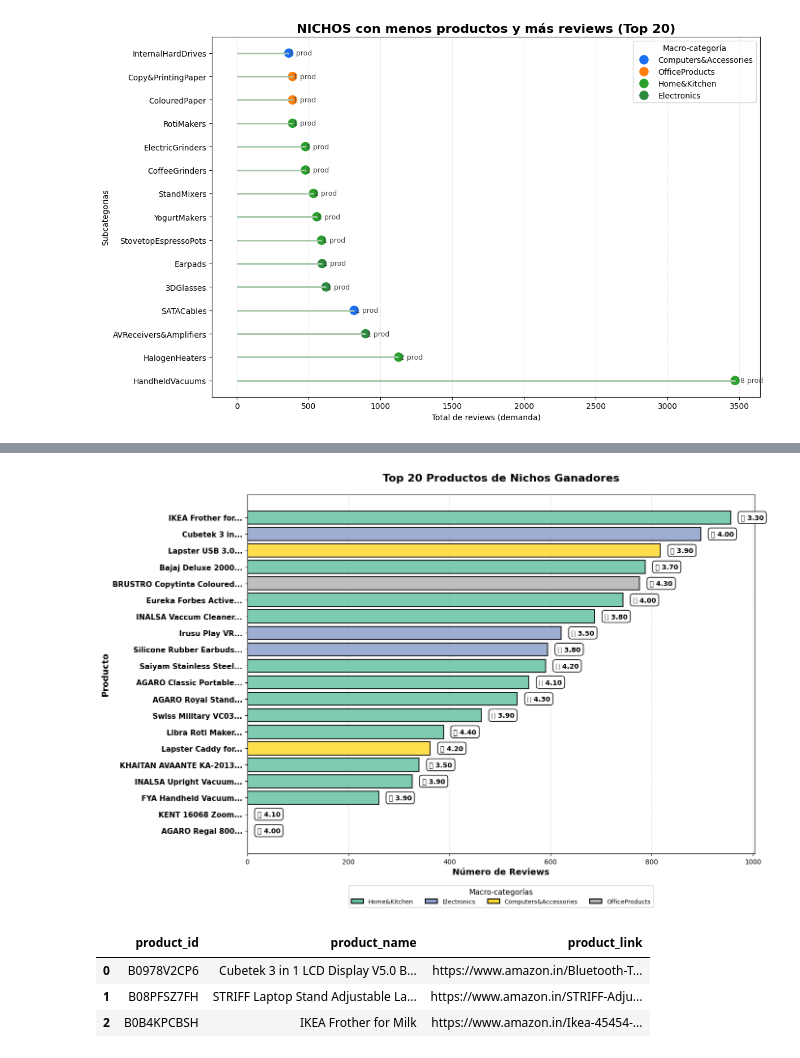
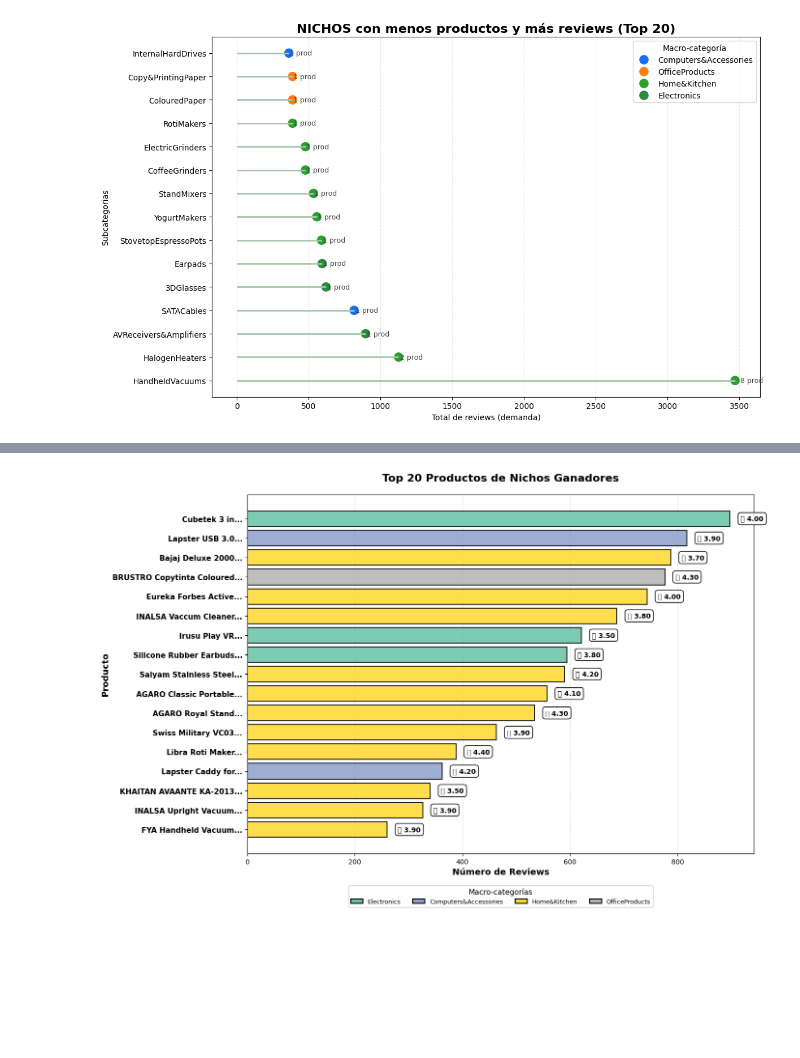
Before and after one commit to fernandomtez2803-dot/EDA-Amazon, a Jupyter notebook: src/Memoria/EDA_Ecommerce_Dropshipping.ipynb, the cells around one changed output, grey strips where cells are left out. Saved outputs shown, nothing was run; the diff lists cells and outputs as text; code cells hidden in the pictures; blank space fills up the shorter version.

```diff
--- a/src/Memoria/EDA_Ecommerce_Dropshipping.ipynb
+++ b/src/Memoria/EDA_Ecommerce_Dropshipping.ipynb
@@ -371,12 +297,8 @@ plt.show()
 # %%
-import numpy as np
-import pandas as pd
-import matplotlib.pyplot as plt
-
-# ---------- 1) Elegimos las categorías ganadoras ----------
+#Grafico que compara producto con numero de reviews y estrellas
 cats_ganadoras = top_nichos["category"].tolist()
 
-# ---------- 2) Nivel producto dentro de esas categorías ----------
+#Nivel producto dentro de esas categorías
 dfp = amazon_exploded[amazon_exploded["category"].isin(cats_ganadoras)].copy()
 dfp["rating"] = pd.to_numeric(dfp["rating"], errors="coerce")
 dfp["rating_count"] = pd.to_numeric(dfp["rating_count"], errors="coerce").fillna(0)
@@ -390,7 +312,7 @@ prod = (dfp.groupby(["product_id","product_name"], as_index=False)
 
 prod = prod.dropna(subset=["rating_medio"])
 
-# ---------- 2.1) Añadir MACRO-CATEGORÍA (primer nivel de la ruta en 'amazon') ----------
+
 rutas = amazon[["product_id","category"]].copy()
 rutas["macro"] = rutas["category"].astype(str).str.split("|").str[0].str.strip()
 macro_by_prod = rutas[["product_id","macro"]].dropna()
@@ -398,34 +320,35 @@ macro_by_prod = rutas[["product_id","macro"]].dropna()
 prod = prod.merge(macro_by_prod, on="product_id", how="left")
 prod["macro"] = prod["macro"].fillna("Unknown")
 
-# Top 20 por reviews
+
 top20_prods = prod.sort_values("total_reviews", ascending=False).head(20).copy()
+top20_prods = top20_prods.iloc[1:-2].copy()
 
-# Etiqueta corta: solo 3 primeras palabras
+
+
 top20_prods["nombre_corto"] = top20_prods["product_name"].apply(
     lambda x: " ".join(str(x).split()[:3]) + "..."
 )
 
-# (Opcional) incluir la macro en la etiqueta de la izquierda para más contexto
+
 SHOW_MACRO_IN_LABELS = False
 if SHOW_MACRO_IN_LABELS:
     top20_prods["nombre_corto"] = top20_prods["nombre_corto"] + " · " + top20_prods["macro"]
 
-# ---------- 3) Crear mapa de colores por MACRO-CATEGORÍA ----------
+
 macros_unicas = top20_prods["macro"].unique()
 colores_macros = plt.cm.Set2(np.linspace(0, 1, len(macros_unicas)))
 mapa_colores = dict(zip(macros_unicas, colores_macros))
 
-# Asignar color a cada producto según su macro
+
 top20_prods["color"] = top20_prods["macro"].map(mapa_colores)
 
-# ---------- 4) Gráfico de barras horizontales ----------
 fig, ax = plt.subplots(figsize=(14, 10))
 
-# Ordenar de menor a mayor para que el más popular quede arriba
+
 top20_prods_sorted = top20_prods.sort_values("total_reviews", ascending=True)
 
-# Barras horizontales con colores por MACRO
+
 bars = ax.barh(
     range(len(top20_prods_sorted)),
     top20_prods_sorted["total_reviews"],
@@ -435,11 +358,10 @@ bars = ax.barh(
     alpha=0.85
 )
 
-# Nombres de productos en el eje Y
 ax.set_yticks(range(len(top20_prods_sorted)))
 ax.set_yticklabels(top20_prods_sorted["nombre_corto"], fontsize=11, weight="semibold")
 
-# Mostrar número de estrellas AL FINAL de cada barra
+
 for i, (_, row) in enumerate(top20_prods_sorted.iterrows()):
     ax.text(
         row["total_reviews"] + 20,
@@ -452,7 +374,7 @@ for i, (_, row) in enumerate(top20_prods_sorted.iterrows()):
                   edgecolor="black", linewidth=1.2, alpha=0.9)
     )
 
-# Títulos y etiquetas
+
 ax.set_xlabel("Número de Reviews", fontsize=13, weight="bold")
 ax.set_ylabel("Producto", fontsize=13, weight="bold")
 ax.set_title(
@@ -460,11 +382,10 @@ ax.set_title(
     fontsize=16, weight="bold", pad=20
 )
 
-# Grid
 ax.grid(axis="x", linestyle="--", alpha=0.4, linewidth=1)
 ax.set_axisbelow(True)
 
-# ---------- Leyenda con MACRO-CATEGORÍAS ----------
+#
 from matplotlib.patches import Rectangle
 legend_elements = []
 for macro, color in mapa_colores.items():
@@ -473,55 +394,35 @@ for macro, color in mapa_colores.items():
                   linewidth=1.5, label=macro)
     )
 
-# Coloca la leyenda arriba, centrada, fuera del área del gráfico
+
 
 leg = ax.get_legend()
 if leg is not None:
     leg.remove()
 
-# --- CREA la leyenda abajo, centrada, en columnas ---
+
 from matplotlib.patches import Rectangle
 legend_elements = []
 for macro, color in mapa_colores.items():
     legend_elements.append(
         Rectangle((0,0), 1, 1, facecolor=color, edgecolor="black",
                   linewidth=1.5, label=macro)
     )
 
 ax.legend(
     handles=legend_elements,
     title="Macro-categorías",
-    loc="upper center",            # base
-    bbox_to_anchor=(0.5, -0.08),   # ⬅️ abajo (negativo saca fuera del plot)
+    loc="upper center",
+    bbox_to_anchor=(0.5, -0.08),
     ncol=min(4, len(legend_elements)),
     fontsize=9,
     title_fontsize=11,
     framealpha=0.95
 )
 
 
 
 plt.tight_layout(rect=(0,0,1,0.93))
 plt.show()
 # %% [output]
-[figure, old version]
+[figure, new version]
-# %%
-# Asegúrate de tener el nombre correcto de la columna de links:
-col_link = "product_link"  # cámbialo si se llama distinto
-
-# Filtramos solo los 3 primeros productos
-top3_ids = top20_prods.head(3)["product_id"]
-
-# Buscamos esos productos en el dataset original y sacamos sus links
-top3_links = amazon_exploded[
-    amazon_exploded["product_id"].isin(top3_ids)
-][["product_id", "product_name", col_link]].drop_duplicates().reset_index(drop=True)
-
-# Mostramos el resultado
-pd.set_option("display.max_colwidth", None)
-display(top3_links)
-# %% [output]
-|  | product_id | product_name | product_link |
-| 0 | B0978V2CP6 | Cubetek 3 in 1 LCD Display V5.0 B... | https://www.amazon.in/Bluetooth-T... |
-| 1 | B08PFSZ7FH | STRIFF Laptop Stand Adjustable La... | https://www.amazon.in/STRIFF-Adju... |
-| 2 | B0B4KPCBSH | IKEA Frother for Milk | https://www.amazon.in/Ikea-45454-... |
```
Also changed, not shown: parts of 18 cells of this notebook, 1 other file.
